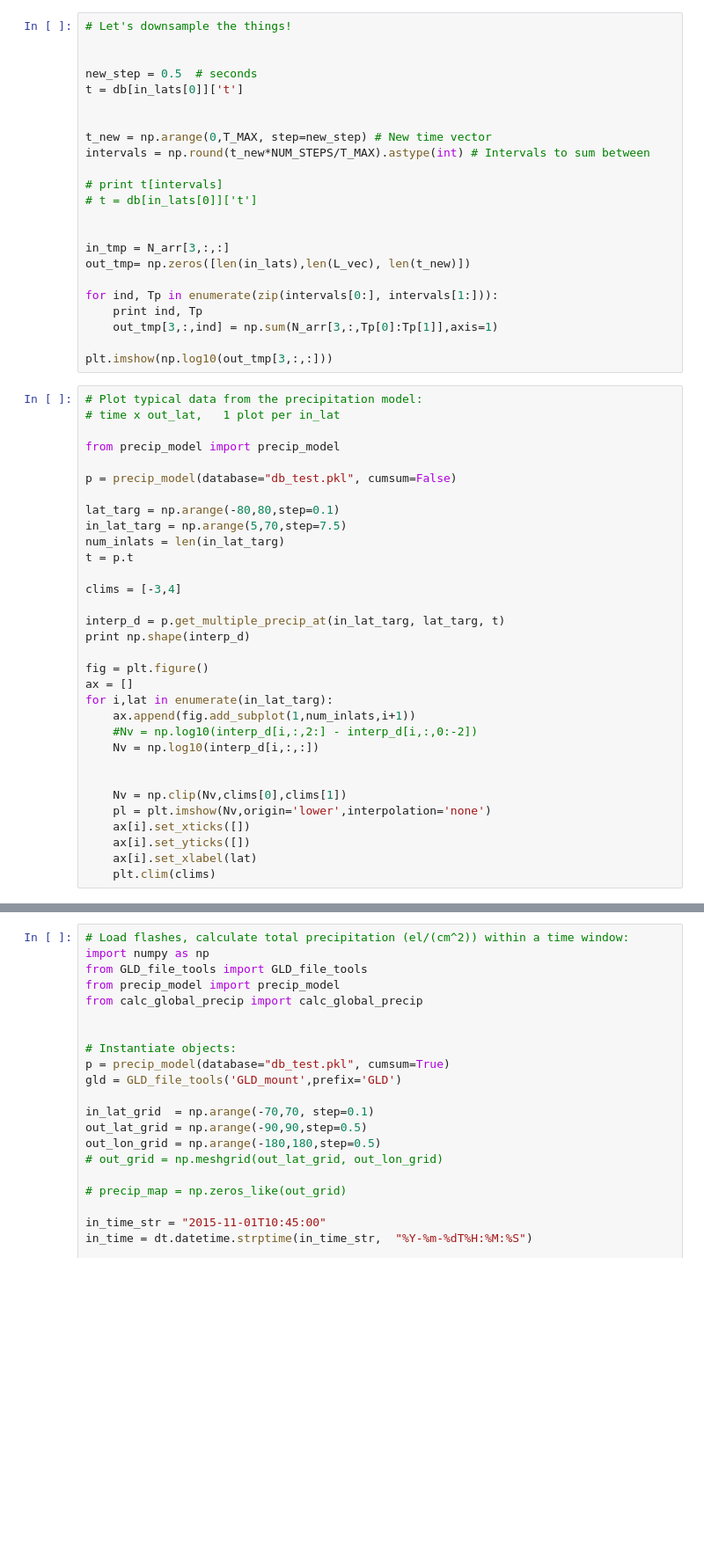
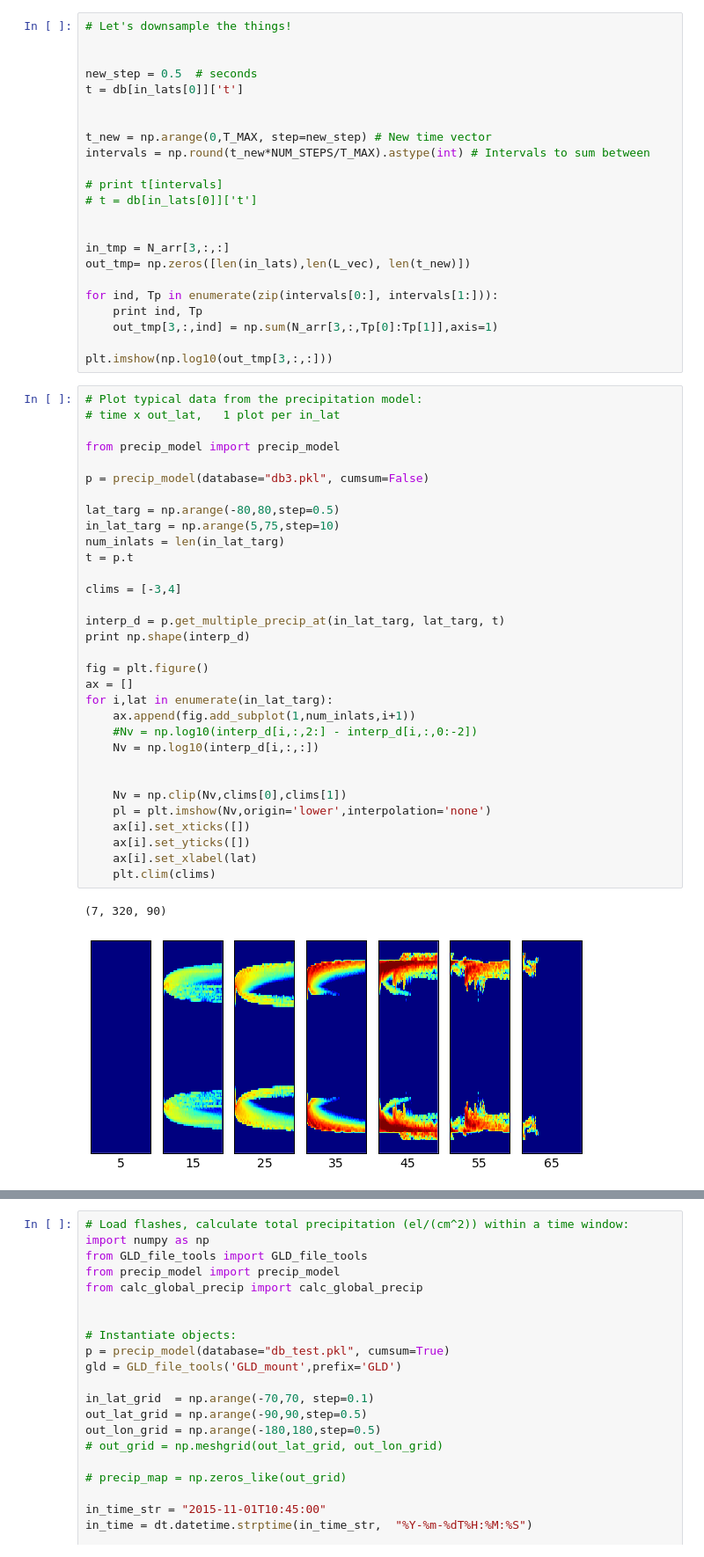
Before and after one commit to asousa/Global_LEP, a Jupyter notebook: model_testbench.ipynb, the cells around one changed output, grey strips where cells are left out. Shown: that part at 88% size. Drawn from its saved outputs; the diff is of its cells as text; blank space fills up the shorter version.

```diff
--- a/model_testbench.ipynb
+++ b/model_testbench.ipynb
@@ -240,34 +240,37 @@ plt.imshow(np.log10(out_tmp[3,:,:]))
 # %%
 # Plot typical data from the precipitation model:
 # time x out_lat,   1 plot per in_lat
 
 from precip_model import precip_model
 
-p = precip_model(database="db_test.pkl", cumsum=False)
+p = precip_model(database="db3.pkl", cumsum=False)
 
-lat_targ = np.arange(-80,80,step=0.1)
-in_lat_targ = np.arange(5,70,step=7.5)
+lat_targ = np.arange(-80,80,step=0.5)
+in_lat_targ = np.arange(5,75,step=10)
 num_inlats = len(in_lat_targ)
 t = p.t
 
 clims = [-3,4]
 
 interp_d = p.get_multiple_precip_at(in_lat_targ, lat_targ, t)
 print np.shape(interp_d)
 
 fig = plt.figure()
 ax = []
 for i,lat in enumerate(in_lat_targ):
     ax.append(fig.add_subplot(1,num_inlats,i+1))
     #Nv = np.log10(interp_d[i,:,2:] - interp_d[i,:,0:-2])
     Nv = np.log10(interp_d[i,:,:])
 
 
     Nv = np.clip(Nv,clims[0],clims[1])
     pl = plt.imshow(Nv,origin='lower',interpolation='none')
     ax[i].set_xticks([])
     ax[i].set_yticks([])
     ax[i].set_xlabel(lat)
     plt.clim(clims)
+# %% [output]
+(7, 320, 90)
+[figure, added]
 # %%
 # Test scaling factor:
```
Also changed, not shown: parts of 2 cells of this notebook, 6 other files.
